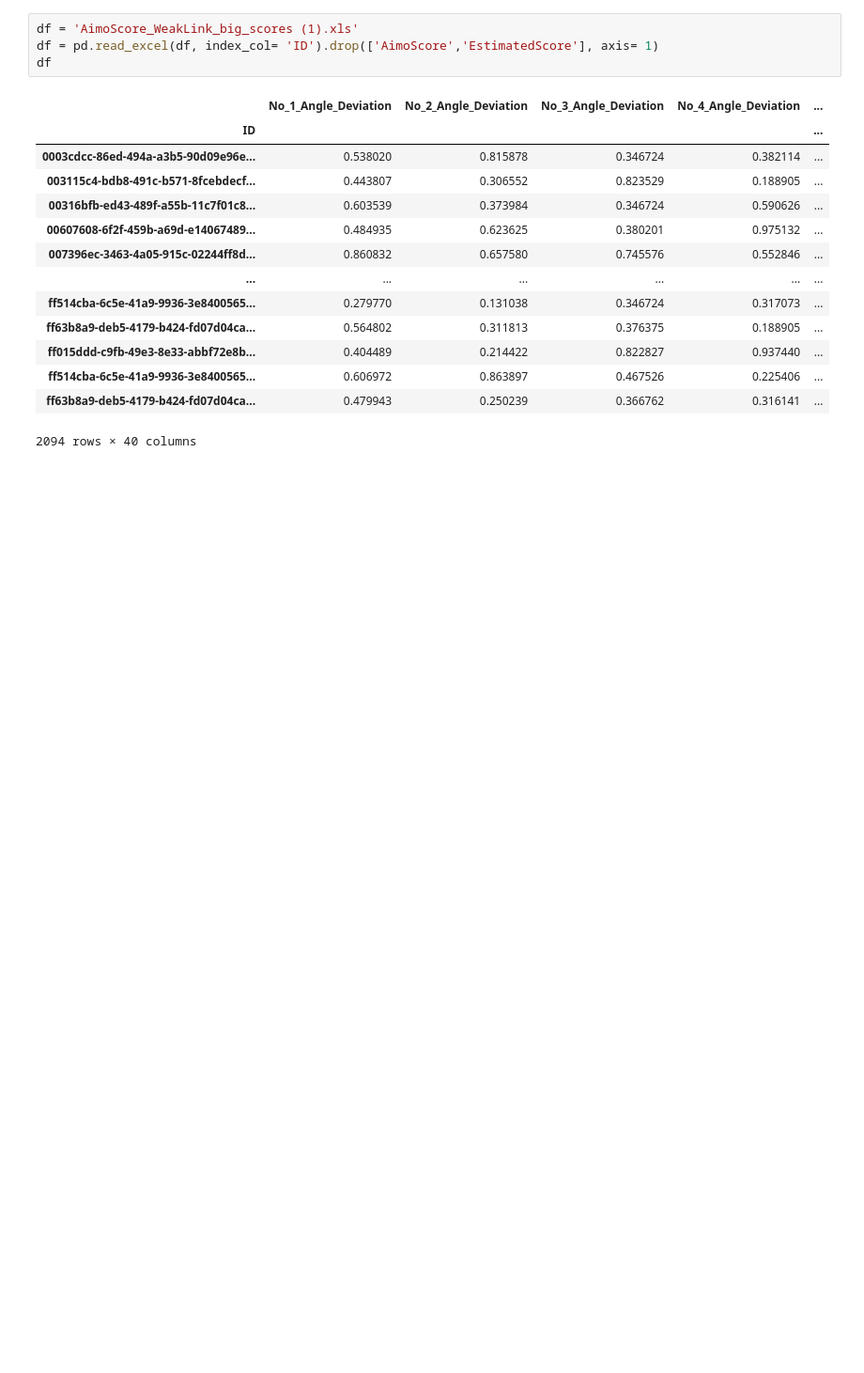
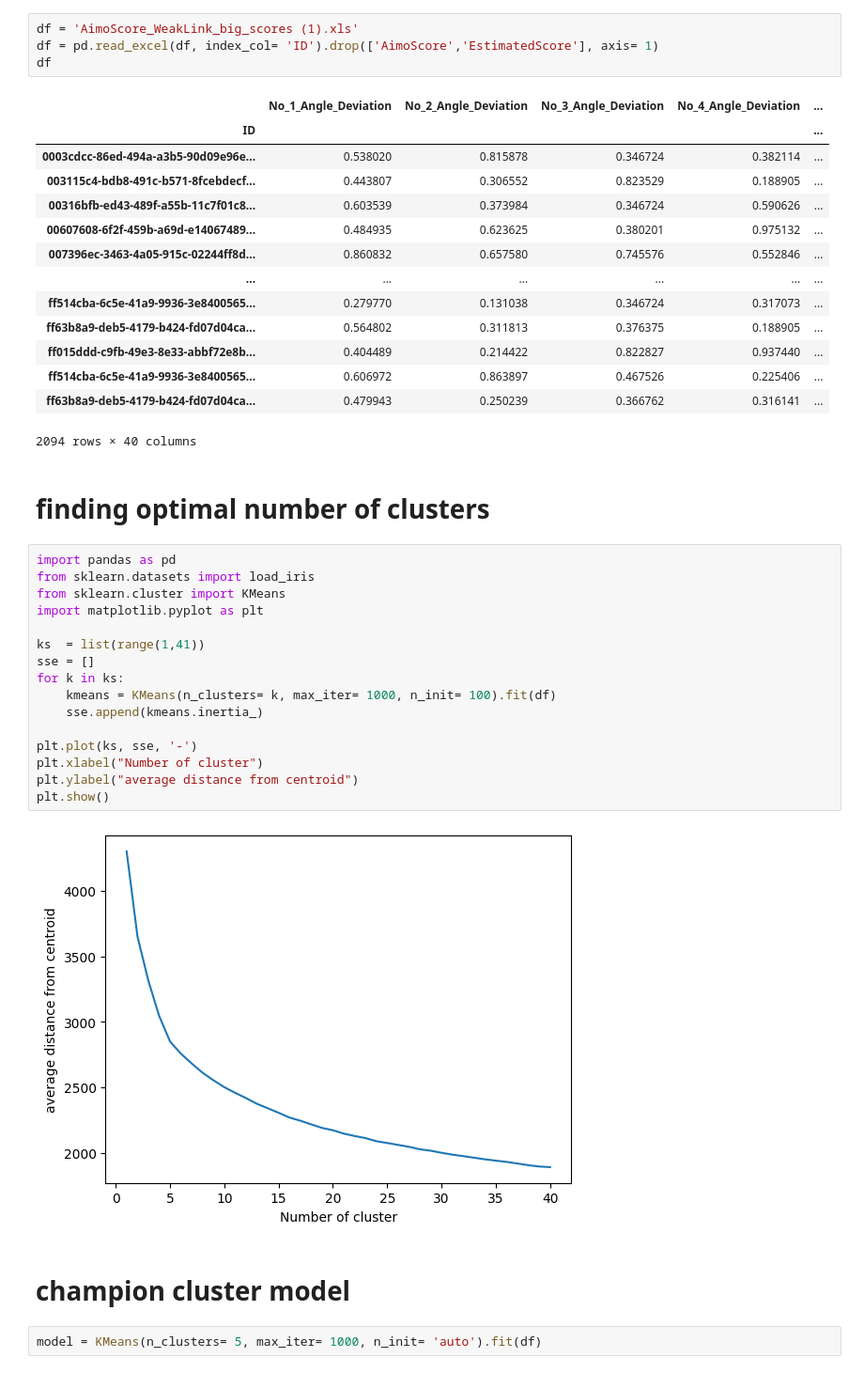
Before and after one commit to uhassan7612420/data-intensive-systems, a Jupyter notebook: assignment-7/assignment-7.ipynb, the cells around one changed output. Shown at 94% size. Drawn from its saved outputs; the diff is of its cells as text; blank space fills up the shorter version.

```diff
--- a/assignment-7/assignment-7.ipynb
+++ b/assignment-7/assignment-7.ipynb
@@ -24,3 +26,27 @@ df
 | ff514cba-6c5e-41a9-9936-3e8400565... | 0.606972 | 0.863897 | 0.467526 | 0.225406 | ... |
 | ff63b8a9-deb5-4179-b424-fd07d04ca... | 0.479943 | 0.250239 | 0.366762 | 0.316141 | ... |
 2094 rows × 40 columns
+# %% [markdown]
+# finding optimal number of clusters
+# %%
+import pandas as pd
+from sklearn.datasets import load_iris
+from sklearn.cluster import KMeans
+import matplotlib.pyplot as plt
+
+ks  = list(range(1,41))
+sse = []
+for k in ks:
+    kmeans = KMeans(n_clusters= k, max_iter= 1000, n_init= 100).fit(df)
+    sse.append(kmeans.inertia_)
+
+plt.plot(ks, sse, '-')
+plt.xlabel("Number of cluster")
+plt.ylabel("average distance from centroid")
+plt.show()
+# %% [output]
+[figure, added]
+# %% [markdown]
+# champion cluster model
+# %%
+model = KMeans(n_clusters= 5, max_iter= 1000, n_init= 'auto').fit(df)
```
Also changed, not shown: parts of 4 cells of this notebook, 7 other files.
